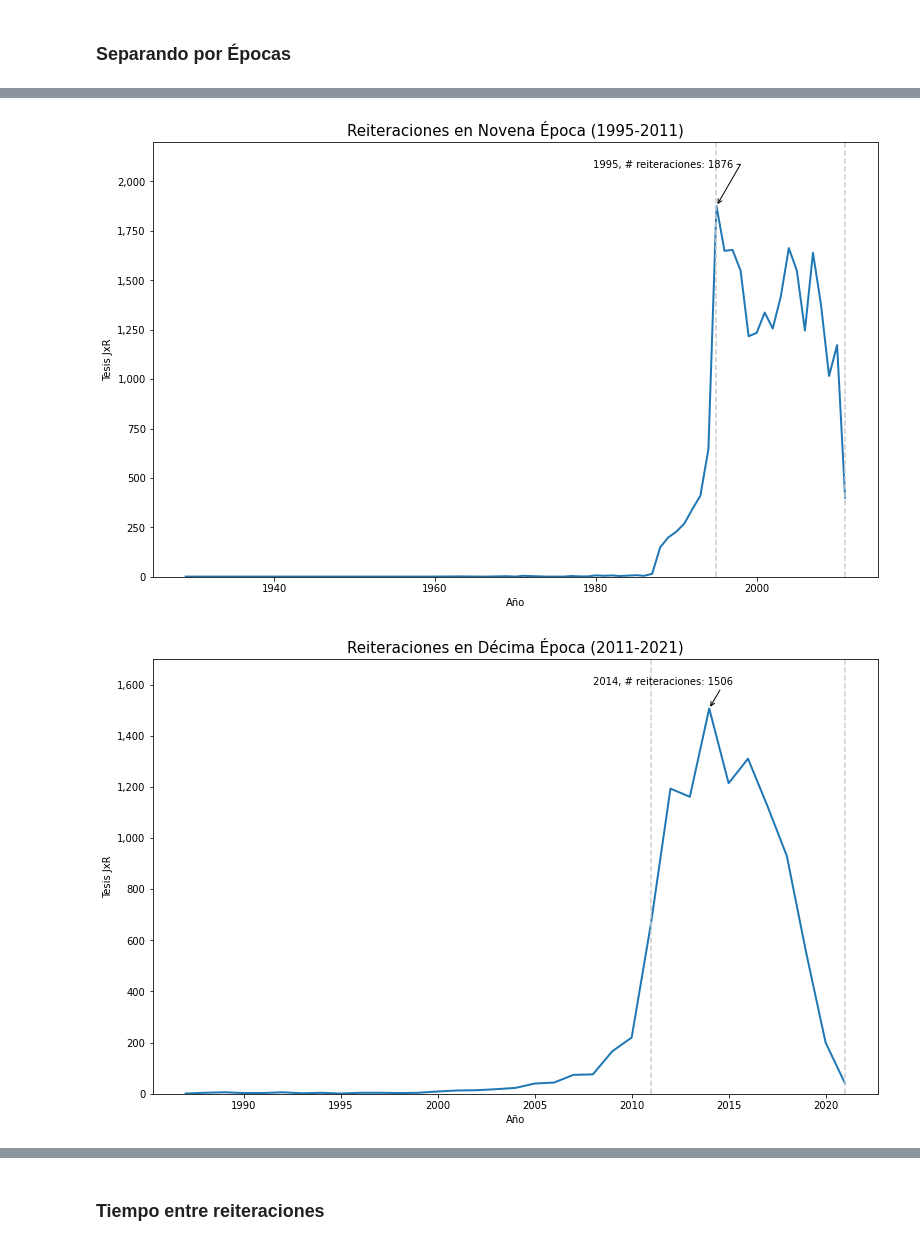
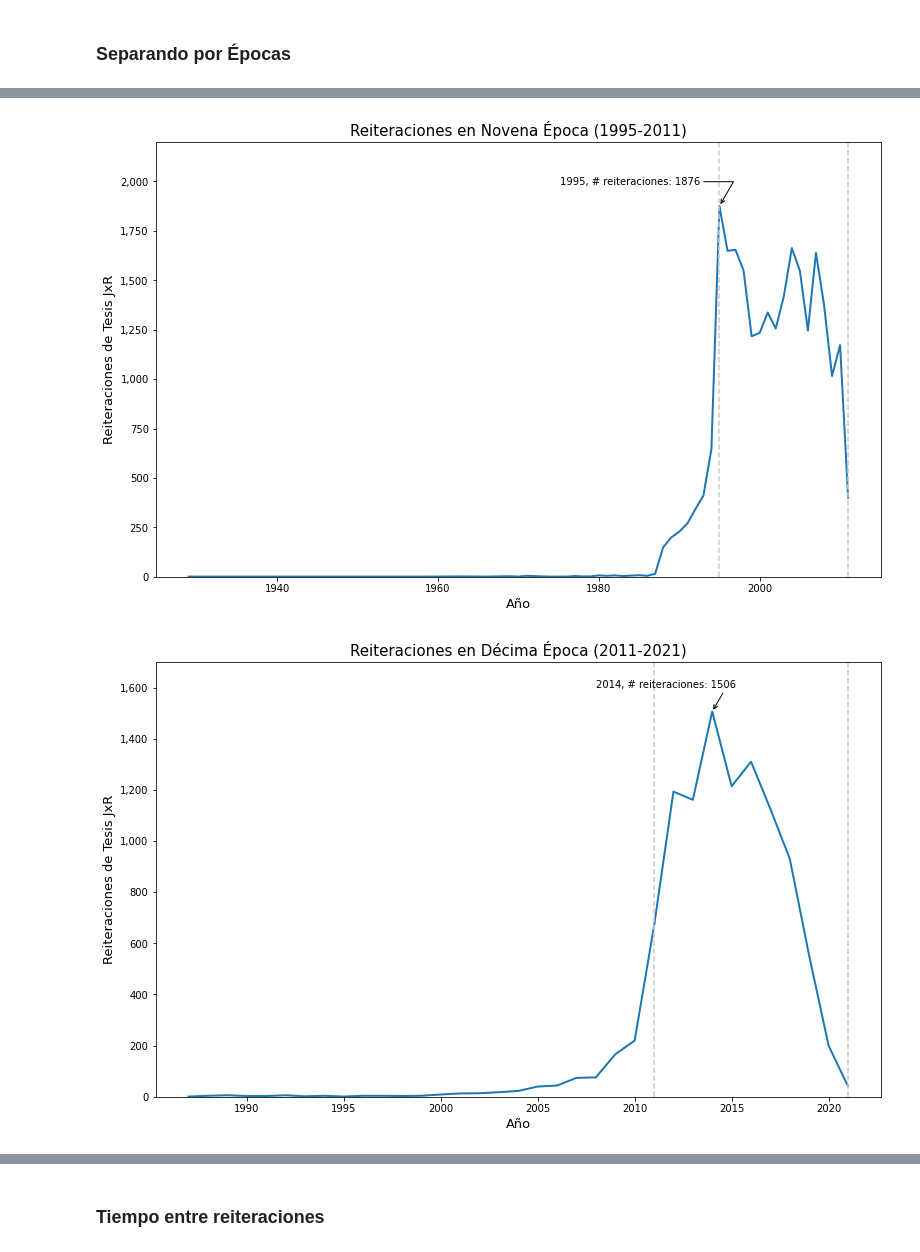
Before and after one commit to lecepe00/estancia_inv_MCD, a Jupyter notebook: notebooks/EDA.ipynb, the cells around one changed output, grey strips where cells are left out. Saved outputs shown, nothing was run; the diff lists cells and outputs as text; code cells hidden in the pictures.

```diff
--- a/notebooks/EDA.ipynb
+++ b/notebooks/EDA.ipynb
@@ -397,25 +400,25 @@ plt.show()
 # %%
 plt.figure(figsize=(13,8))
 ax = sns.lineplot(y='reiteraciones',x ='year',data=novena_epoca_tiempo_reit,linewidth=2,)
 
 ymax = int(max(novena_epoca_tiempo_reit['reiteraciones']))
 xmax = int(novena_epoca_tiempo_reit.loc[novena_epoca_tiempo_reit['reiteraciones'] == ymax]['year'])
 
 text= "{:}, # reiteraciones: {:}".format(xmax, ymax)
 arrowprops = dict(arrowstyle="->",connectionstyle="angle,angleA=0,angleB=60")
 kw = dict(xycoords='data',textcoords="axes fraction",arrowprops=arrowprops, ha="right", va="top")
-ax.annotate(text, xy=(xmax, ymax), xytext=(0.8,0.96), **kw)
+ax.annotate(text, xy=(xmax, ymax), xytext=(0.75,0.92), **kw)
 ax.get_yaxis().set_major_formatter(ticker.FuncFormatter(lambda x, p: format(int(x), ',')))
 
-plt.title('Reiteraciones en Novena Época (1995-2011)', fontsize=15)
-plt.xlabel('Año')
-plt.ylabel('Tesis JxR')
+plt.title('Reiteraciones en Novena Época (1995-2011)',fontsize=15)
+plt.xlabel('Año',fontsize=13)
+plt.ylabel('Reiteraciones de Tesis JxR',fontsize=13)
 plt.ylim(0,2200)
 plt.axvline(x=1995, color='0.8', ls='--')
 plt.axvline(x=2011, color='0.8', ls='--')
 plt.show()
 # %% [output]
-[figure, old version]
+[figure, new version]
 # %%
 plt.figure(figsize=(13,8))
 ax = sns.lineplot(y='reiteraciones',x ='year',data=decima_epoca_tiempo_reit,linewidth=2,)
@@ -429,15 +432,15 @@ kw = dict(xycoords='data',textcoords="axes fraction",arrowprops=arrowprops, ha="
 ax.annotate(text, xy=(xmax, ymax), xytext=(0.8,0.96), **kw)
 ax.get_yaxis().set_major_formatter(ticker.FuncFormatter(lambda x, p: format(int(x), ',')))
 
-plt.title('Reiteraciones en Décima Época (2011-2021)', fontsize=15)
-plt.xlabel('Año')
-plt.ylabel('Tesis JxR')
+plt.title('Reiteraciones en Décima Época (2011-2021)',fontsize=15)
+plt.xlabel('Año',fontsize=13)
+plt.ylabel('Reiteraciones de Tesis JxR',fontsize=13)
 plt.ylim(0,1700)
 plt.axvline(x=2011, color='0.8', ls='--')
 plt.axvline(x=2021, color='0.8', ls='--')
 plt.show()
 # %% [output]
-[figure, old version]
+[figure, new version]
 # %%
 plt.figure(figsize=(13,8))
 ax = sns.lineplot(y='reiteraciones',x ='year',data=undecima_epoca_tiempo_reit,linewidth=2,)
```
Also changed, not shown: parts of 89 cells of this notebook.
